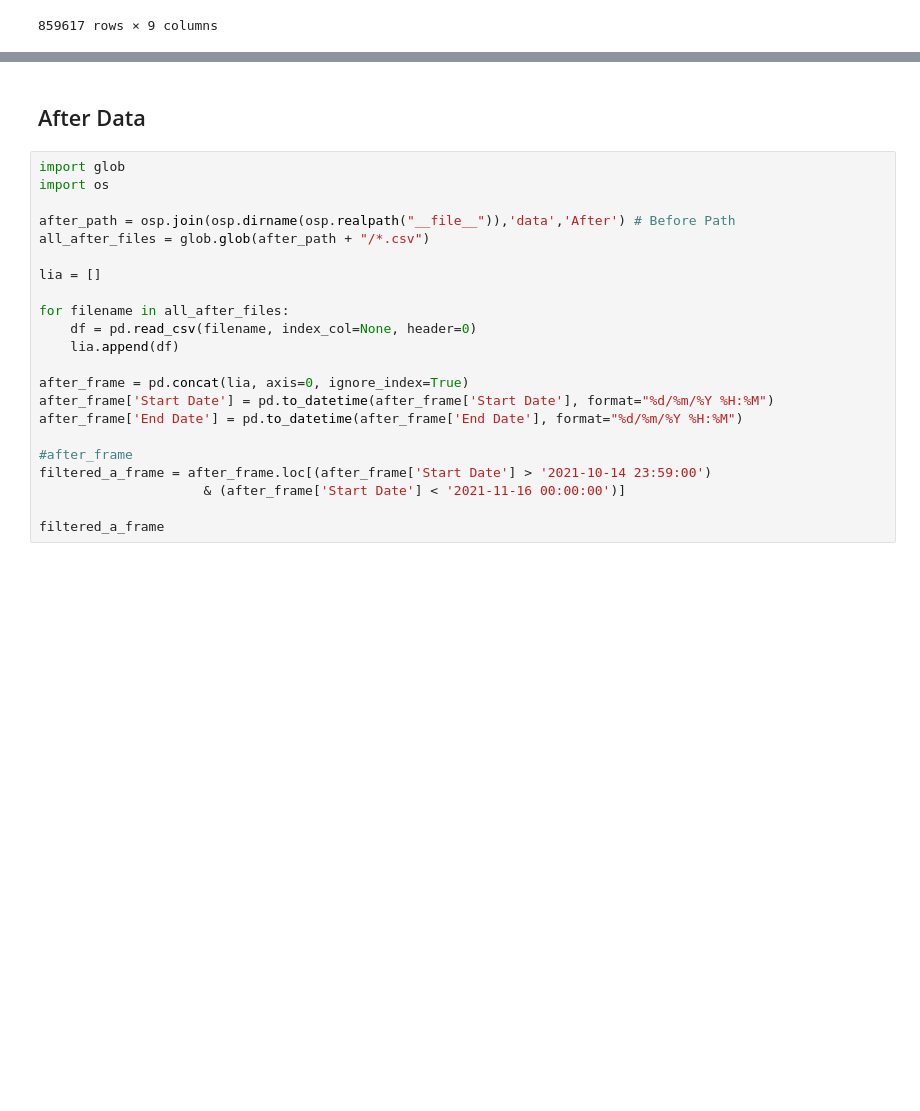
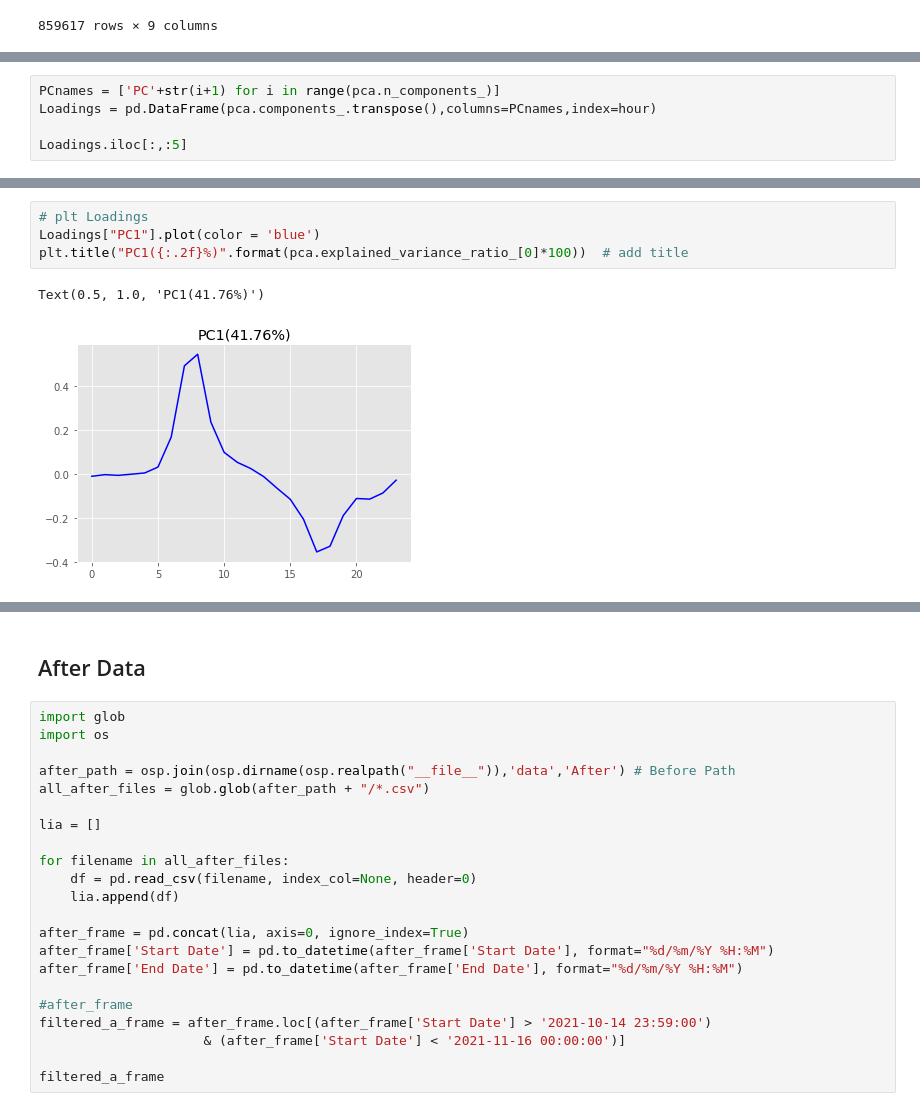
Before and after one commit to ucfnmxu/diss_code, a Jupyter notebook: before-data.ipynb, the cells around one changed output, grey strips where cells are left out. Drawn from its saved outputs; the diff is of its cells as text; blank space fills up the shorter version.

```diff
--- a/before-data.ipynb
+++ b/before-data.ipynb
@@ -581,0 +732,5 @@ filtered_d_frame
+# %%
+PCnames = ['PC'+str(i+1) for i in range(pca.n_components_)]
+Loadings = pd.DataFrame(pca.components_.transpose(),columns=PCnames,index=hour)
+
+Loadings.iloc[:,:5]
@@ -581,0 +755,7 @@ filtered_d_frame
+# %%
+# plt Loadings
+Loadings["PC1"].plot(color = 'blue')
+plt.title("PC1({:.2f}%)".format(pca.explained_variance_ratio_[0]*100))  # add title
+# %% [output]
+Text(0.5, 1.0, 'PC1(41.76%)')
+[figure, added]
```
Also changed, not shown: parts of 41 cells of this notebook, 1 other file.
